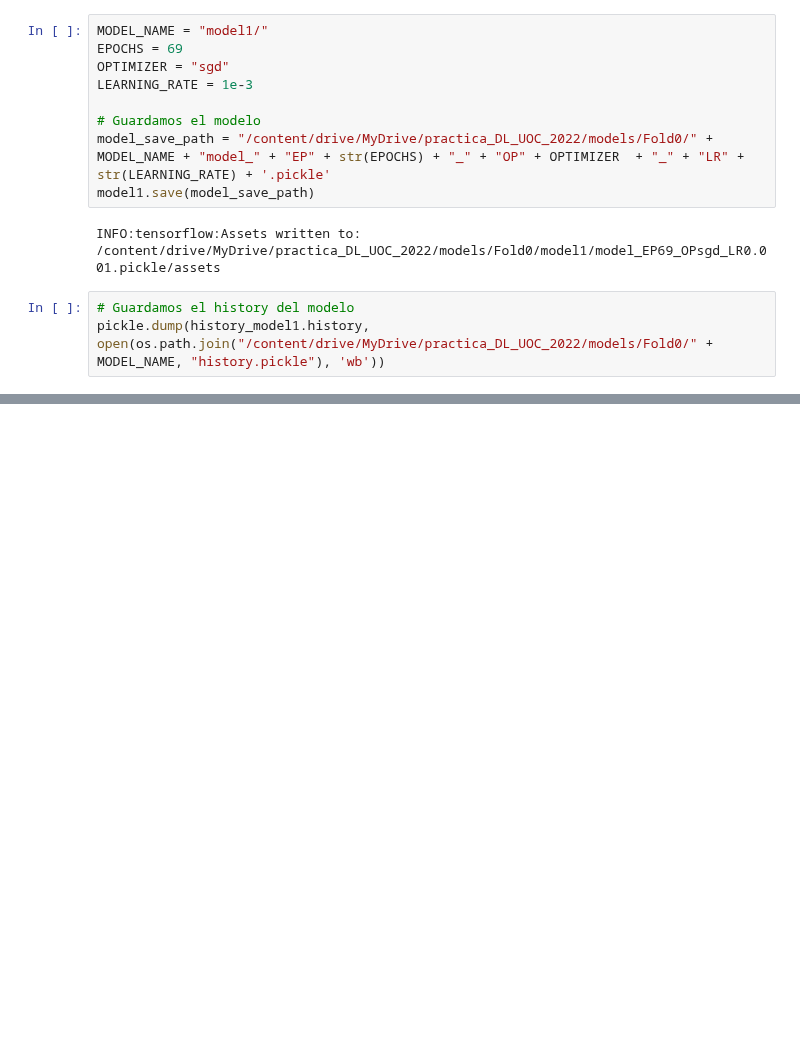
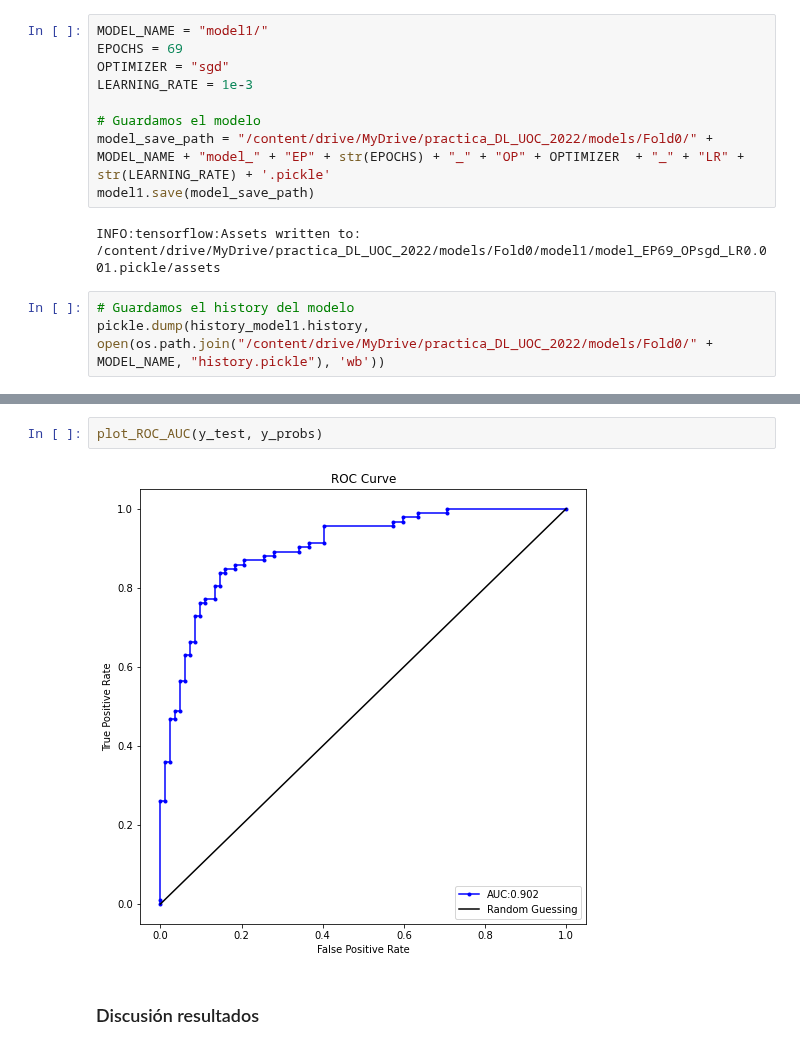
Before and after one commit to mariousm/Data-Science-Master, a Jupyter notebook: 2021-22/SegundoSemestre/DeepLearning/PRA/UbiernaSanMamesMario_PRA.ipynb, the cells around one changed output, grey strips where cells are left out. Cells and saved outputs as stored; diff of their text form; blank space fills up the shorter version.

```diff
--- a/2021-22/SegundoSemestre/DeepLearning/PRA/UbiernaSanMamesMario_PRA.ipynb
+++ b/2021-22/SegundoSemestre/DeepLearning/PRA/UbiernaSanMamesMario_PRA.ipynb
@@ -678,0 +741,6 @@ pickle.dump(history_model1.history, open(os.path.join("/content/drive/MyDrive/pr
+# %%
+plot_ROC_AUC(y_test, y_probs)
+# %% [output]
+[figure, added]
+# %% [markdown]
+### Discusión resultados
```
Also changed, not shown: parts of 9 cells of this notebook.
